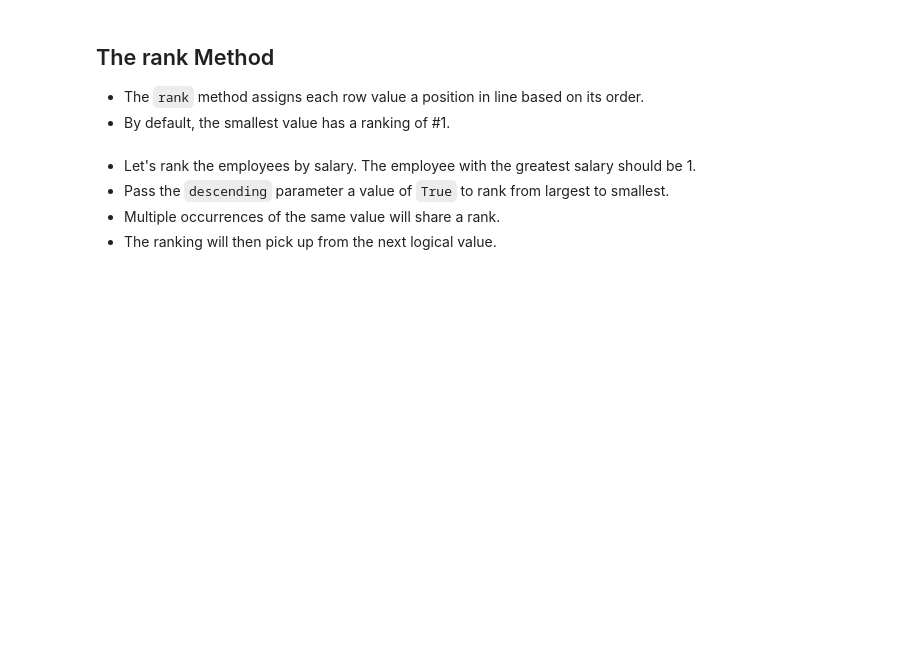
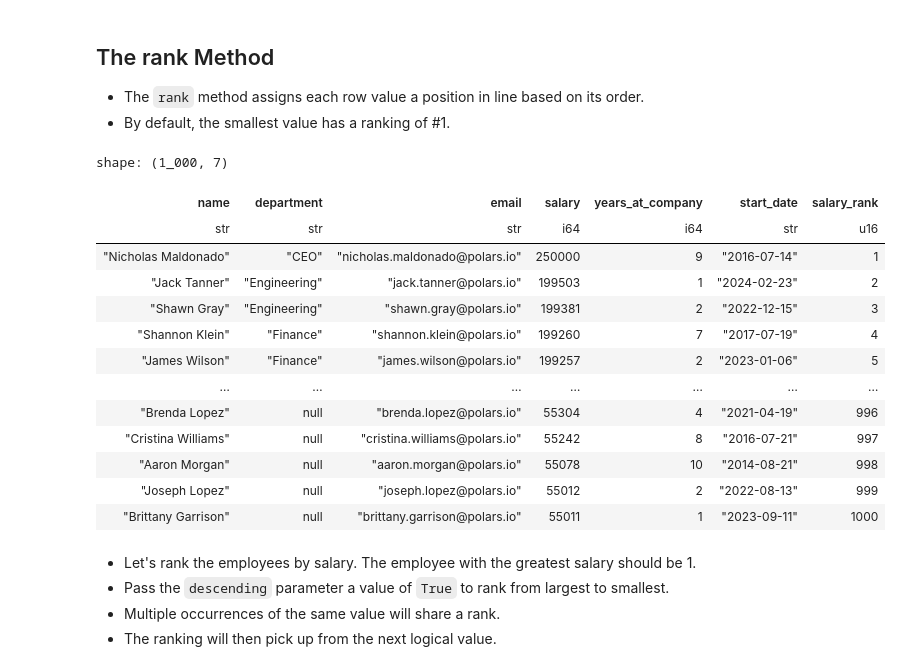
Before and after one commit to yaowenqiang/Data-Analysis-with-Polars-and-Python, a Jupyter notebook: incomplete/05 - DataFrames II.ipynb, the cells around one changed output. Cells and saved outputs as stored; diff of their text form; code cells hidden in the pictures; blank space fills up the shorter version.

```diff
--- a/incomplete/05 - DataFrames II.ipynb
+++ b/incomplete/05 - DataFrames II.ipynb
@@ -74,3 +378,5 @@
 - Provide both `True` and `False` to sort in different order per column.
 - `[True, False]` sorts `department` in descending order and `name` in ascending order within each department.
 - `[False, True]` sorts `department` in ascending order and `name` in descending order within each department.
+# %%
+employees.sort("department", "name", descending=[True, False])
@@ -76,0 +398,2 @@
+# %%
+employees.sort("department", "name", descending=[False, True])
@@ -97,3 +466,9 @@
 # %% [markdown]
 ## Sorting with Expressions
 - We can pass an expression to the `sort` method to customize the sort.
+# %%
+name_lengths = pl.col("name").str.len_chars()
+employees.sort(name_lengths, descending=True)
+employees.sort("department", name_lengths, nulls_last=True)
+
+employees.sort("department", name_lengths, nulls_last=True, descending=[False, True])
@@ -105,3 +495,5 @@
 ## The top_k and bottom_k Methods
 - The `top_k` method extracts a specified number of the greatest/maximum values.
 - The `bottom_k` method extracts a specified number of the smallest/minimum values.
+# %%
+employees.sort("salary", descending=True).head(3)
@@ -115,6 +539,25 @@
 ## The rank Method
 - The `rank` method assigns each row value a position in line based on its order.
 - By default, the smallest value has a ranking of #1.
+# %%
+employees.with_columns(
+    pl.col("salary").rank(descending=True).cast(pl.UInt16).alias("salary_rank")
+).sort("salary_rank")
+# %% [output]
+shape: (1_000, 7)
+| name | department | email | salary | years_at_company | start_date | salary_rank |
+| str | str | str | i64 | i64 | str | u16 |
+| "Nicholas Maldonado" | "CEO" | "nicholas.maldonado@polars.io" | 250000 | 9 | "2016-07-14" | 1 |
+| "Jack Tanner" | "Engineering" | "jack.tanner@polars.io" | 199503 | 1 | "2024-02-23" | 2 |
+| "Shawn Gray" | "Engineering" | "shawn.gray@polars.io" | 199381 | 2 | "2022-12-15" | 3 |
+| "Shannon Klein" | "Finance" | "shannon.klein@polars.io" | 199260 | 7 | "2017-07-19" | 4 |
+| "James Wilson" | "Finance" | "james.wilson@polars.io" | 199257 | 2 | "2023-01-06" | 5 |
+| … | … | … | … | … | … | … |
+| "Brenda Lopez" | null | "brenda.lopez@polars.io" | 55304 | 4 | "2021-04-19" | 996 |
+| "Cristina Williams" | null | "cristina.williams@polars.io" | 55242 | 8 | "2016-07-21" | 997 |
+| "Aaron Morgan" | null | "aaron.morgan@polars.io" | 55078 | 10 | "2014-08-21" | 998 |
+| "Joseph Lopez" | null | "joseph.lopez@polars.io" | 55012 | 2 | "2022-08-13" | 999 |
+| "Brittany Garrison" | null | "brittany.garrison@polars.io" | 55011 | 1 | "2023-09-11" | 1000 |
 # %% [markdown]
 - Let's rank the employees by salary. The employee with the greatest salary should be 1.
 - Pass the `descending` parameter a value of `True` to rank from largest to smallest.
```
Also changed, not shown: parts of 50 cells of this notebook.
